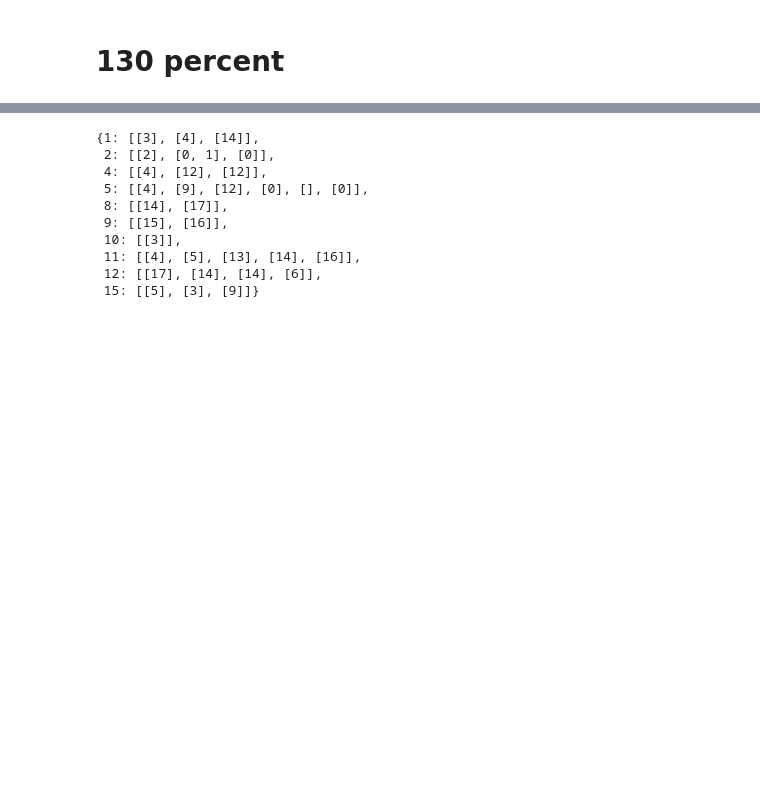
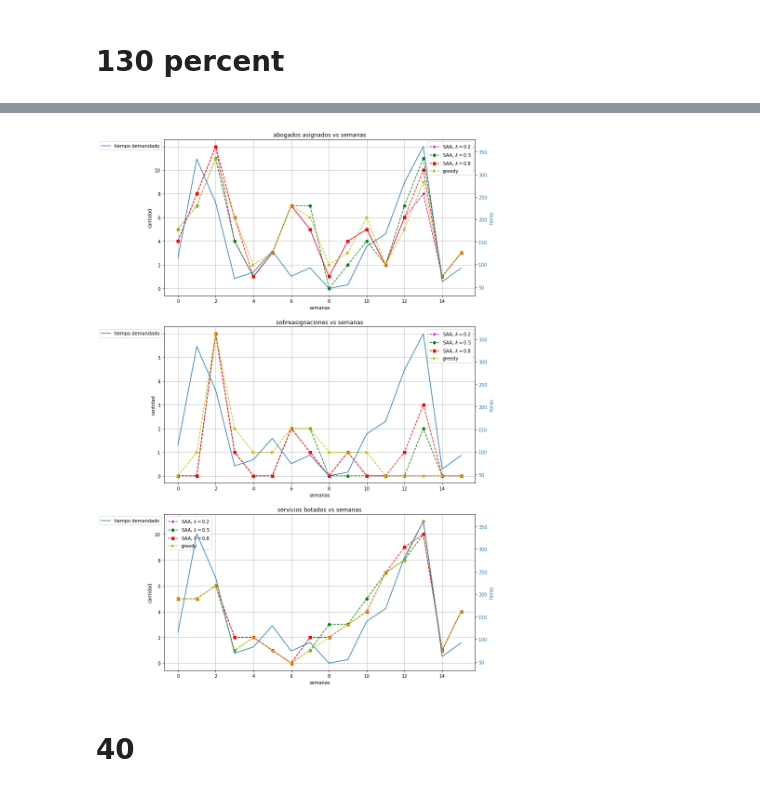
Before and after one commit to jac-34/capstone, a Jupyter notebook: simulationv2/simulation_analysis.ipynb, the cells around one changed output, grey strips where cells are left out. Saved outputs shown, nothing was run; the diff lists cells and outputs as text; code cells hidden in the pictures; blank space fills up the shorter version.

```diff
--- a/simulationv2/simulation_analysis.ipynb
+++ b/simulationv2/simulation_analysis.ipynb
@@ -128,3 +292,42 @@ for rate, lamb in greedy_fos.keys():
+# %%
+fig, (ax1, ax2, ax3) = plt.subplots(3, 1, figsize=(12, 21))
+
+axs = [ax1, ax2, ax3]
+twins = [ax1.twinx(), ax2.twinx(), ax3.twinx()]
+
+rate = 4
+weeks = list(spr[rate][0.2]['saa'].keys())
+
+
+symbols = ["--*", "--o", "--s"]
+colors = ["m", "g", "r"]
+legend = (list(map(lambda x: "SAA, " + r"$\lambda=$" + str(x), lambs)) +
+            ["greedy", "servicios totales"])
+labels = ["abogados asignados", "sobreasignaciones", "servicios botados"]
+
+for j in range(3): # se recorren los 3 dato
+    for i, lamb in enumerate(lambs):
+        axs[j].plot(weeks, saa_ass[rate, lamb][:, j], symbols[i], color=colors[i])
+
+    axs[j].plot(weeks, greedy_ass[rate, lamb][:, j], "-->", color="y")
+    #axs[j].scatter(weeks, services[rate, lamb][:, 0], marker="o", color="black")
+    axs[j].grid()
+    axs[j].legend(legend)
+    axs[j].set_ylabel('cantidad')
+    axs[j].set_xlabel('semanas')
+    axs[j].set(title=f"{labels[j]} vs semanas")
+
+    color = 'tab:blue'
+    twins[j].set_ylabel('horas', color=color)  # we already handled the x-label with ax1
+    twins[j].plot(weeks, services[rate, lamb][:, 1], color=color)
+    twins[j].tick_params(axis='y', labelcolor=color)
+    twins[j].legend(["tiempo demandado"], bbox_to_anchor=[0, 1])
+
+plt.show()
+# %% [output]
+[figure, added]
+# %% [markdown]
+# 40 #
 # %%
 with open('results/40/assignments.pickle', 'rb') as file:
     assignments = pickle.load(file)
@@ -139,18 +342,3 @@ with open('results/40/time_lawyers.pickle', 'rb') as file:
     lawyers_time = pickle.load(file)
 
 mode1, mode2 = 'saa', 'greedy'
-# %%
-rate = 1.25
-lamb = 0.5
-assignments[rate][lamb]["saa"]
-# %% [output]
-{1: [[3], [4], [14]],
- 2: [[2], [0, 1], [0]],
- 4: [[4], [12], [12]],
- 5: [[4], [9], [12], [0], [], [0]],
- 8: [[14], [17]],
- 9: [[15], [16]],
- 10: [[3]],
- 11: [[4], [5], [13], [14], [16]],
- 12: [[17], [14], [14], [6]],
- 15: [[5], [3], [9]]}
```
Also changed, not shown: parts of 32 cells of this notebook.
